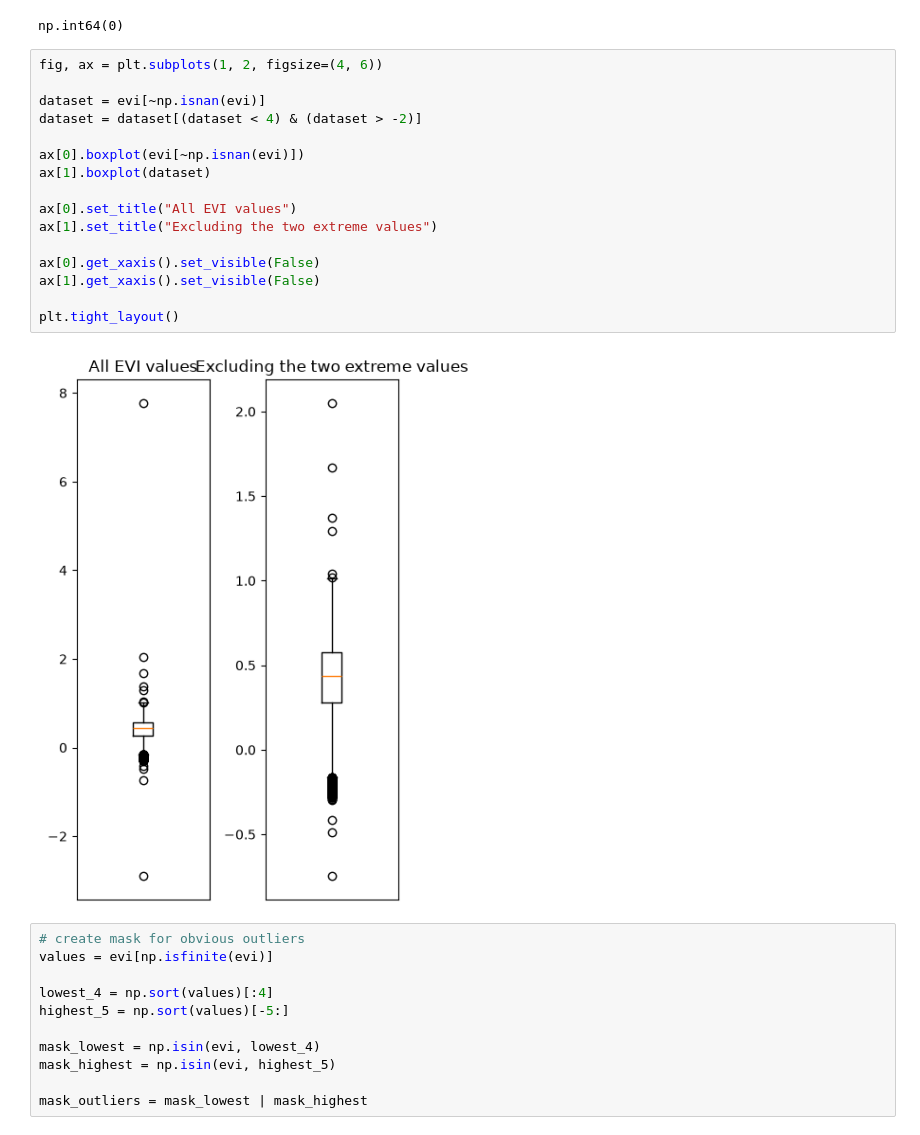
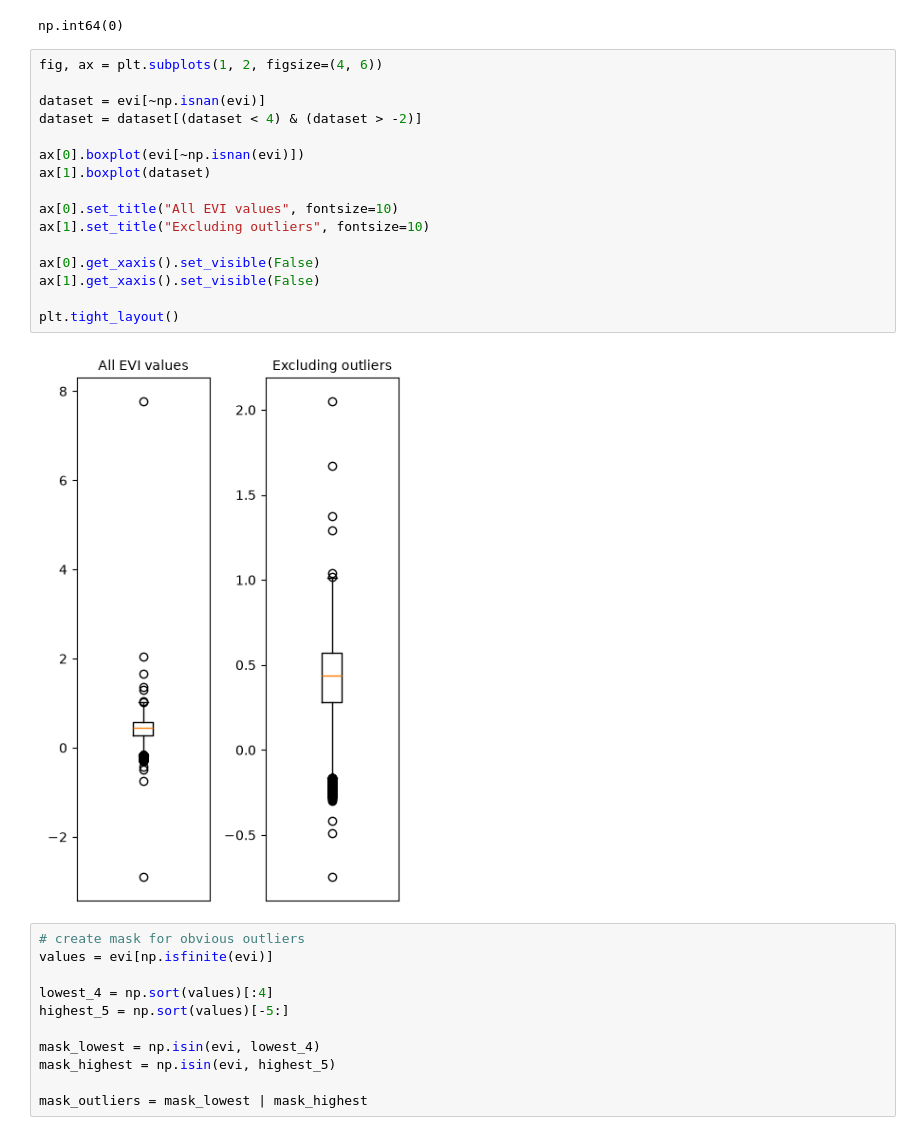
Before and after one commit to mikolaj-kowal/rs-vegetation-indices-analysis, a Jupyter notebook: notebooks/02-index-calculation.ipynb, the cells around one changed output. Saved outputs shown, nothing was run; the diff lists cells and outputs as text.

Commit message:
Add outlier removal description

```diff
--- a/notebooks/02-index-calculation.ipynb
+++ b/notebooks/02-index-calculation.ipynb
@@ -155,21 +159,21 @@ np.int64(0)
 # %%
 fig, ax = plt.subplots(1, 2, figsize=(4, 6))
 
 dataset = evi[~np.isnan(evi)]
 dataset = dataset[(dataset < 4) & (dataset > -2)]
 
 ax[0].boxplot(evi[~np.isnan(evi)])
 ax[1].boxplot(dataset)
 
-ax[0].set_title("All EVI values")
-ax[1].set_title("Excluding the two extreme values")
+ax[0].set_title("All EVI values", fontsize=10)
+ax[1].set_title("Excluding outliers", fontsize=10)
 
 ax[0].get_xaxis().set_visible(False)
 ax[1].get_xaxis().set_visible(False)
 
 plt.tight_layout()
 # %% [output]
-[figure, old version]
+[figure, new version]
 # %%
 # create mask for obvious outliers
 values = evi[np.isfinite(evi)]
```
Also changed, not shown: parts of 7 cells of this notebook, 4 other files.
